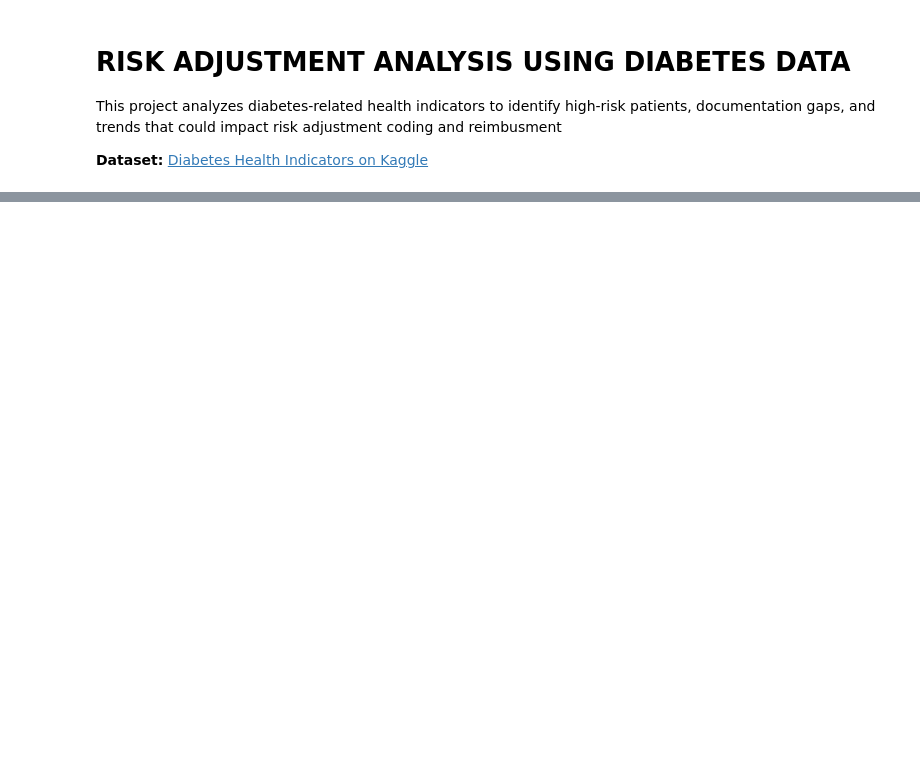
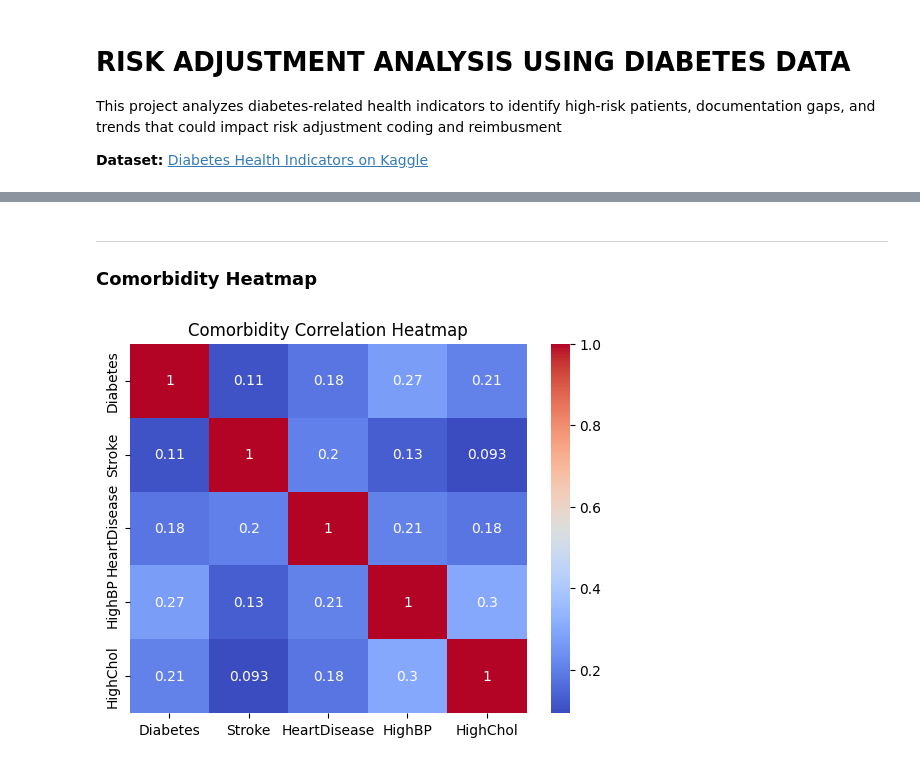
Before and after one commit to haidendr/SQL, a Jupyter notebook: diabetes_risk_adj/DIABETES_RISK_ADJ.ipynb, the cells around one changed output, grey strips where cells are left out. Cells and saved outputs as stored; diff of their text form; code cells hidden in the pictures; blank space fills up the shorter version.

```diff
--- a/diabetes_risk_adj/DIABETES_RISK_ADJ.ipynb
+++ b/diabetes_risk_adj/DIABETES_RISK_ADJ.ipynb
@@ -20,0 +137,10 @@ FileNotFoundError: [Errno 2] No such file or directory: 'diabetes_012_health_ind
+# %% [markdown]
+---
+### Comorbidity Heatmap
+# %%
+comorbid = df[['Diabetes', 'Stroke', 'HeartDisease', 'HighBP', 'HighChol']]
+sns.heatmap(comorbid.corr(), annot=True, cmap='coolwarm')
+plt.title('Comorbidity Correlation Heatmap')
+plt.show()
+# %% [output]
+[figure, added]
```
Also changed, not shown: parts of 14 cells of this notebook.
